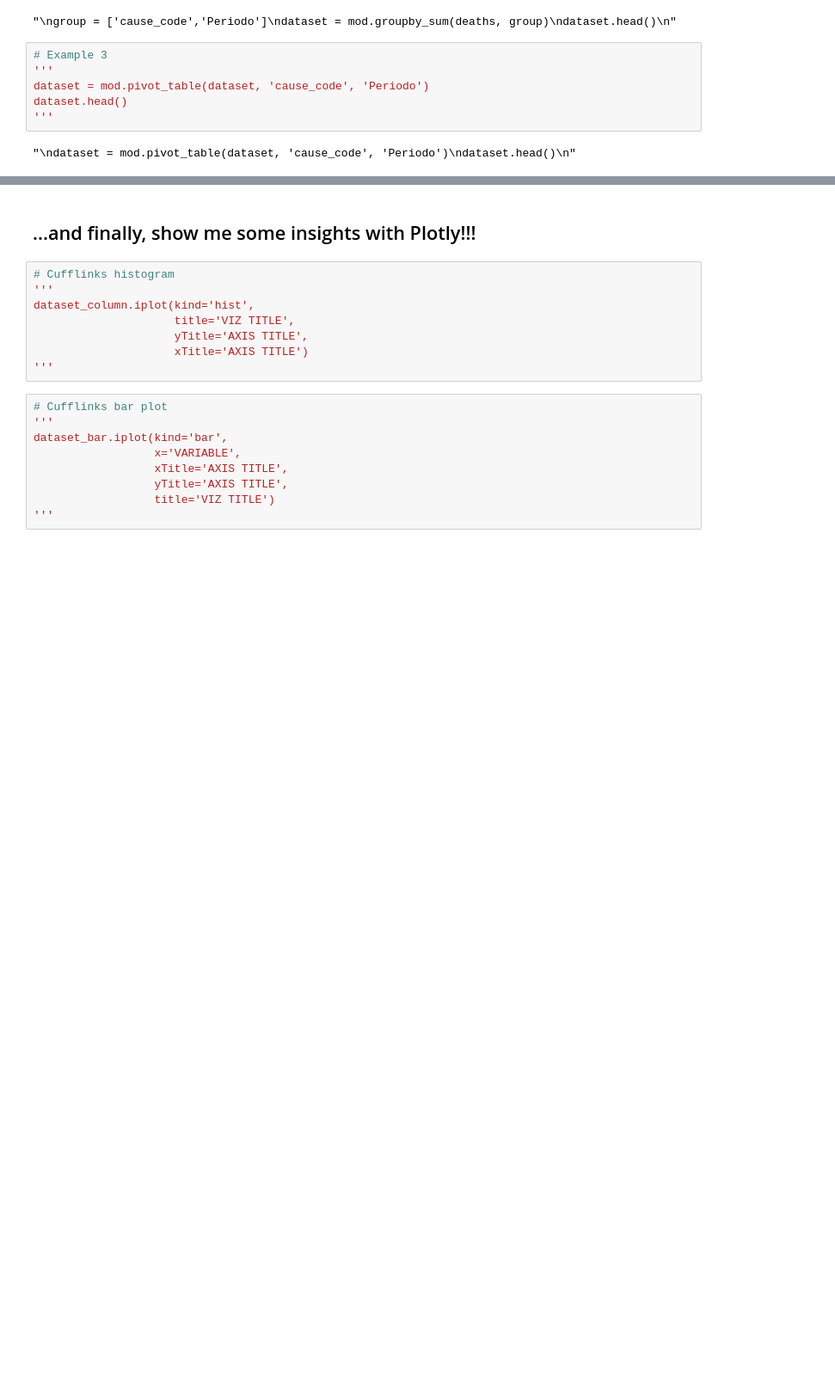
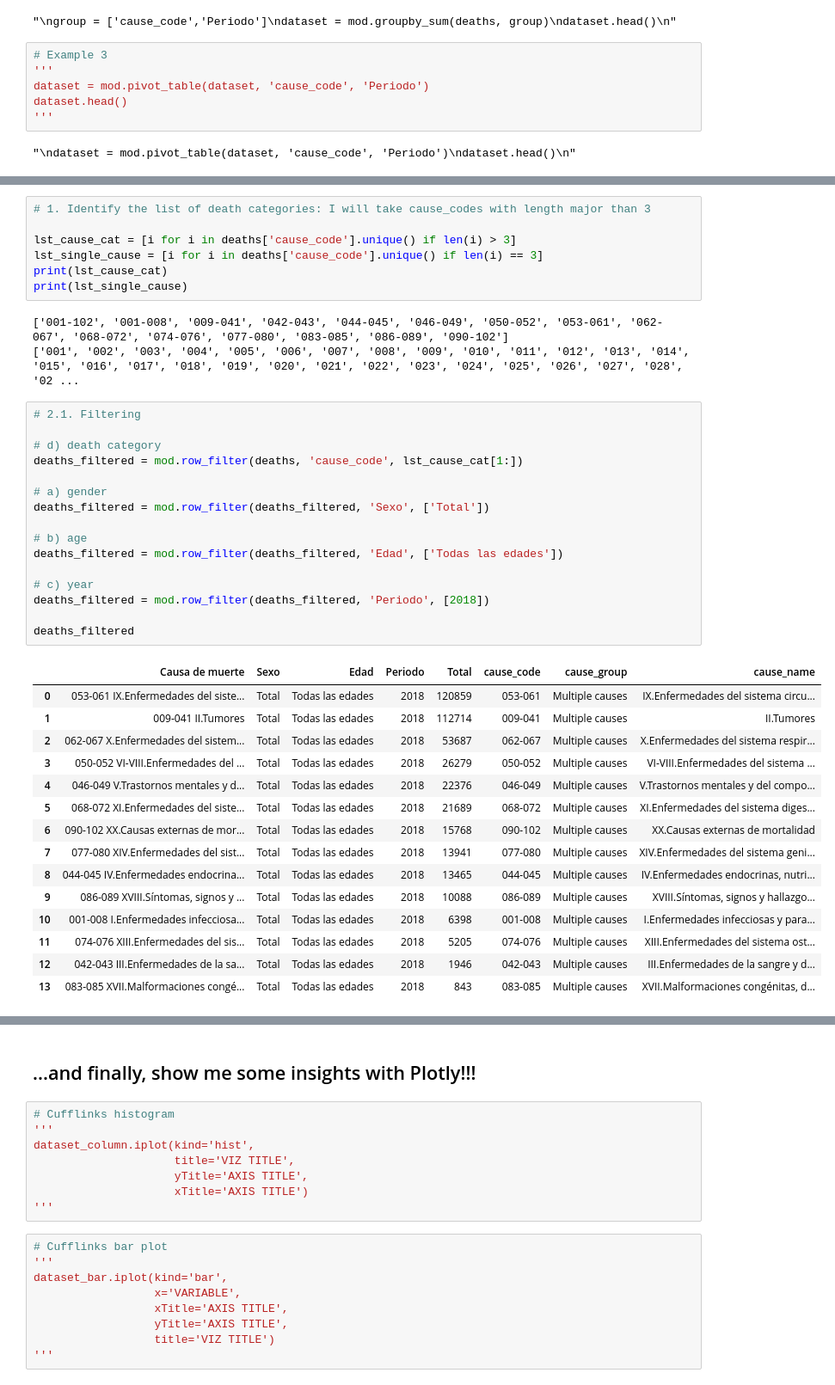
Before and after one commit to Kristinawk/deadly_viz_challenge, a Jupyter notebook: notebooks/deadly_viz_challenge.ipynb, the cells around one changed output, grey strips where cells are left out. Shown at 86% size. Cells and saved outputs as stored; diff of their text form; blank space fills up the shorter version.

```diff
--- a/notebooks/deadly_viz_challenge.ipynb
+++ b/notebooks/deadly_viz_challenge.ipynb
@@ -178,0 +192,42 @@ dataset.head()
+# %%
+# 1. Identify the list of death categories: I will take cause_codes with length major than 3
+
+lst_cause_cat = [i for i in deaths['cause_code'].unique() if len(i) > 3]
+lst_single_cause = [i for i in deaths['cause_code'].unique() if len(i) == 3]
+print(lst_cause_cat)
+print(lst_single_cause)
+# %% [output]
+['001-102', '001-008', '009-041', '042-043', '044-045', '046-049', '050-052', '053-061', '062-067', '068-072', '074-076', '077-080', '083-085', '086-089', '090-102']
+['001', '002', '003', '004', '005', '006', '007', '008', '009', '010', '011', '012', '013', '014', '015', '016', '017', '018', '019', '020', '021', '022', '023', '024', '025', '026', '027', '028', '02 ...
+# %%
+# 2.1. Filtering
+
+# d) death category
+deaths_filtered = mod.row_filter(deaths, 'cause_code', lst_cause_cat[1:])
+
+# a) gender
+deaths_filtered = mod.row_filter(deaths_filtered, 'Sexo', ['Total'])
+
+# b) age
+deaths_filtered = mod.row_filter(deaths_filtered, 'Edad', ['Todas las edades'])
+
+# c) year
+deaths_filtered = mod.row_filter(deaths_filtered, 'Periodo', [2018])
+
+deaths_filtered
+# %% [output]
+|  | Causa de muerte | Sexo | Edad | Periodo | Total | cause_code | cause_group | cause_name |
+| 0 | 053-061 IX.Enfermedades del siste... | Total | Todas las edades | 2018 | 120859 | 053-061 | Multiple causes | IX.Enfermedades del sistema circu... |
+| 1 | 009-041 II.Tumores | Total | Todas las edades | 2018 | 112714 | 009-041 | Multiple causes | II.Tumores |
+| 2 | 062-067 X.Enfermedades del sistem... | Total | Todas las edades | 2018 | 53687 | 062-067 | Multiple causes | X.Enfermedades del sistema respir... |
+| 3 | 050-052 VI-VIII.Enfermedades del ... | Total | Todas las edades | 2018 | 26279 | 050-052 | Multiple causes | VI-VIII.Enfermedades del sistema ... |
+| 4 | 046-049 V.Trastornos mentales y d... | Total | Todas las edades | 2018 | 22376 | 046-049 | Multiple causes | V.Trastornos mentales y del compo... |
+| 5 | 068-072 XI.Enfermedades del siste... | Total | Todas las edades | 2018 | 21689 | 068-072 | Multiple causes | XI.Enfermedades del sistema diges... |
+| 6 | 090-102 XX.Causas externas de mor... | Total | Todas las edades | 2018 | 15768 | 090-102 | Multiple causes | XX.Causas externas de mortalidad |
+| 7 | 077-080 XIV.Enfermedades del sist... | Total | Todas las edades | 2018 | 13941 | 077-080 | Multiple causes | XIV.Enfermedades del sistema geni... |
+| 8 | 044-045 IV.Enfermedades endocrina... | Total | Todas las edades | 2018 | 13465 | 044-045 | Multiple causes | IV.Enfermedades endocrinas, nutri... |
+| 9 | 086-089 XVIII.Síntomas, signos y ... | Total | Todas las edades | 2018 | 10088 | 086-089 | Multiple causes | XVIII.Síntomas, signos y hallazgo... |
+| 10 | 001-008 I.Enfermedades infecciosa... | Total | Todas las edades | 2018 | 6398 | 001-008 | Multiple causes | I.Enfermedades infecciosas y para... |
+| 11 | 074-076 XIII.Enfermedades del sis... | Total | Todas las edades | 2018 | 5205 | 074-076 | Multiple causes | XIII.Enfermedades del sistema ost... |
+| 12 | 042-043 III.Enfermedades de la sa... | Total | Todas las edades | 2018 | 1946 | 042-043 | Multiple causes | III.Enfermedades de la sangre y d... |
+| 13 | 083-085 XVII.Malformaciones congé... | Total | Todas las edades | 2018 | 843 | 083-085 | Multiple causes | XVII.Malformaciones congénitas, d... |
```
Also changed, not shown: parts of 10 cells of this notebook.
